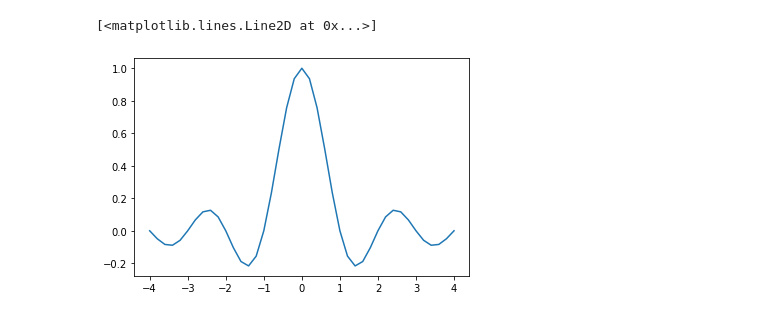
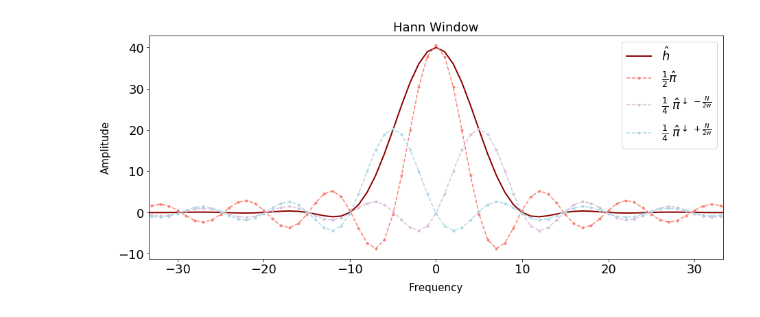
Before and after one commit to ygrepo/Class-Mathematical-Foundations-Data-Sciences, a Jupyter notebook: hw/hw10/hann.ipynb, the cells around one changed output. Saved outputs shown, nothing was run; the diff lists cells and outputs as text; code cells hidden in the pictures.

```diff
--- a/hw/hw10/hann.ipynb
+++ b/hw/hw10/hann.ipynb
@@ -74,6 +47,0 @@ N=100, w=10, shift=-5
-# %%
-x = np.linspace(-4, 4, 41)
-plt.plot(x, np.sinc(x))
-# %% [output]
-[<matplotlib.lines.Line2D at 0x...>]
-[figure, removed]
@@ -79,0 +54,36 @@ plt.plot(x, np.sinc(x))
+# %%
+plt.close('all')
+N = 400
+w = 40
+rect = np.zeros(N)
+rect[:(w+1)] = 1
+rect[-w:] = 1
+rect_dft = np.sin( 2* np.pi * np.arange(N) * (w+0.5)/N) / np.sin( np.pi * np.arange(N) / N)
+rect_dft[0] = 2*w + 1
+rect_dft_num = np.fft.fft(rect)
+# %%
+hann_dft_num = np.fft.fft(hann)
+hann_dft_aux1 = 0.5 * rect_dft
+shift = int(N/w/2)
+hann_dft_aux2 = 0.25 * np.roll(rect_dft,shift)
+hann_dft_aux3 = 0.25 * np.roll(rect_dft,-shift)
+hann_dft = hann_dft_aux1 + hann_dft_aux2 + hann_dft_aux3
+# %%
+plt.figure(figsize=(15, 6))
+plt.plot(indices,np.fft.fftshift(np.real(hann_dft_num)),lw=2,color='darkred', label=r"$\hat{h}$")
+plt.plot(indices,np.fft.fftshift(np.real(hann_dft_aux1)),'--.',color='salmon', label=r"$\frac{1}{2}\hat{\pi}$")
+plt.plot(indices,np.fft.fftshift(np.real(hann_dft_aux2)),'--.',color='thistle', label=r"$\frac{1}{4} \; \hat{\pi}^{\downarrow \, -\frac{N}{2w}}$")
+plt.plot(indices,np.fft.fftshift(np.real(hann_dft_aux3)),'--.',color='lightblue',label=r"$\frac{1}{4} \; \hat{\pi}^{\downarrow \, +\frac{N}{2w}}$")
+plt.tick_params(labelsize=12)
+plt.xlim((-lim_aux/3,lim_aux/3))
+plt.title("Hann Window", fontsize=18)
+plt.ylabel("Amplitude", fontsize=15, labelpad=10)
+plt.xlabel("Frequency", fontsize=15, labelpad=10)
+plt.legend(fontsize=18)
+plt.xticks(fontsize=18)
+plt.yticks(fontsize=18)
+plt.savefig(path + '/Hann.pdf', bbox_inches='tight')
+plt.show()
+plt.close()
+# %% [output]
+[figure, added]
```
Also changed, not shown: parts of 8 cells of this notebook, 16 other files.
